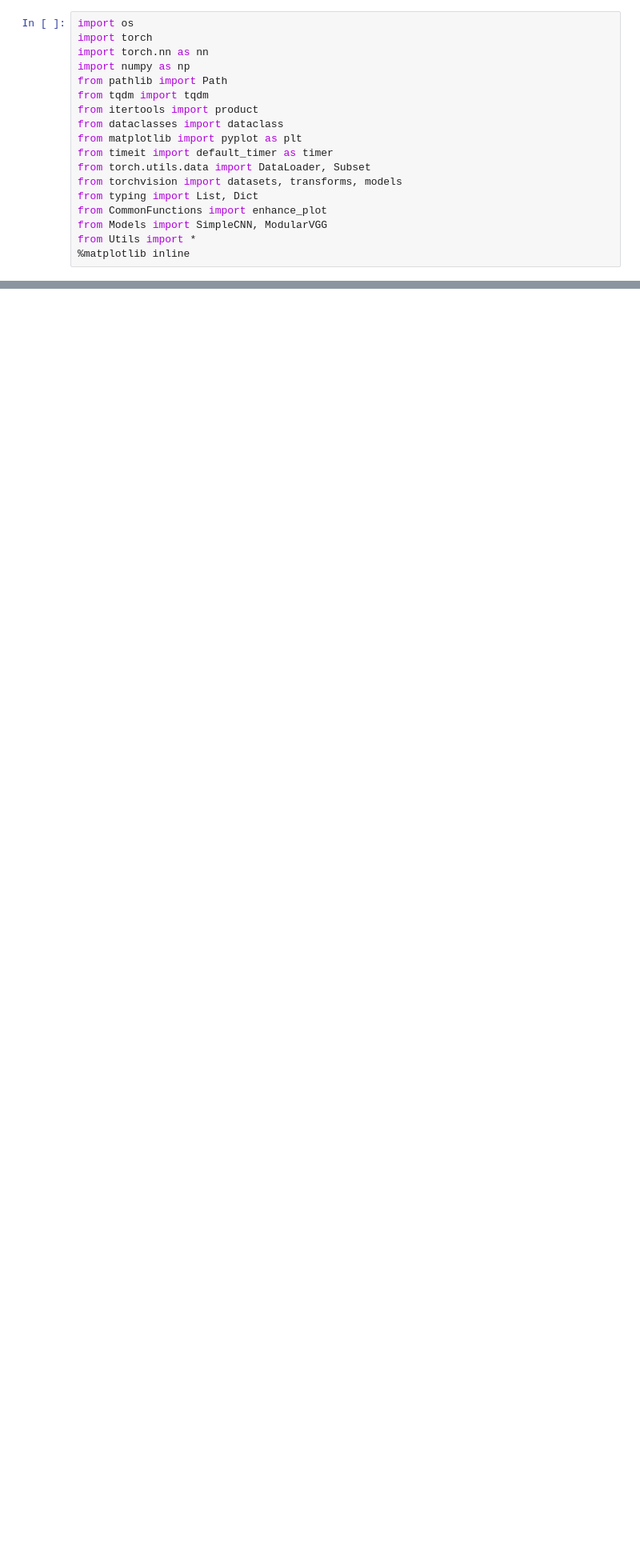
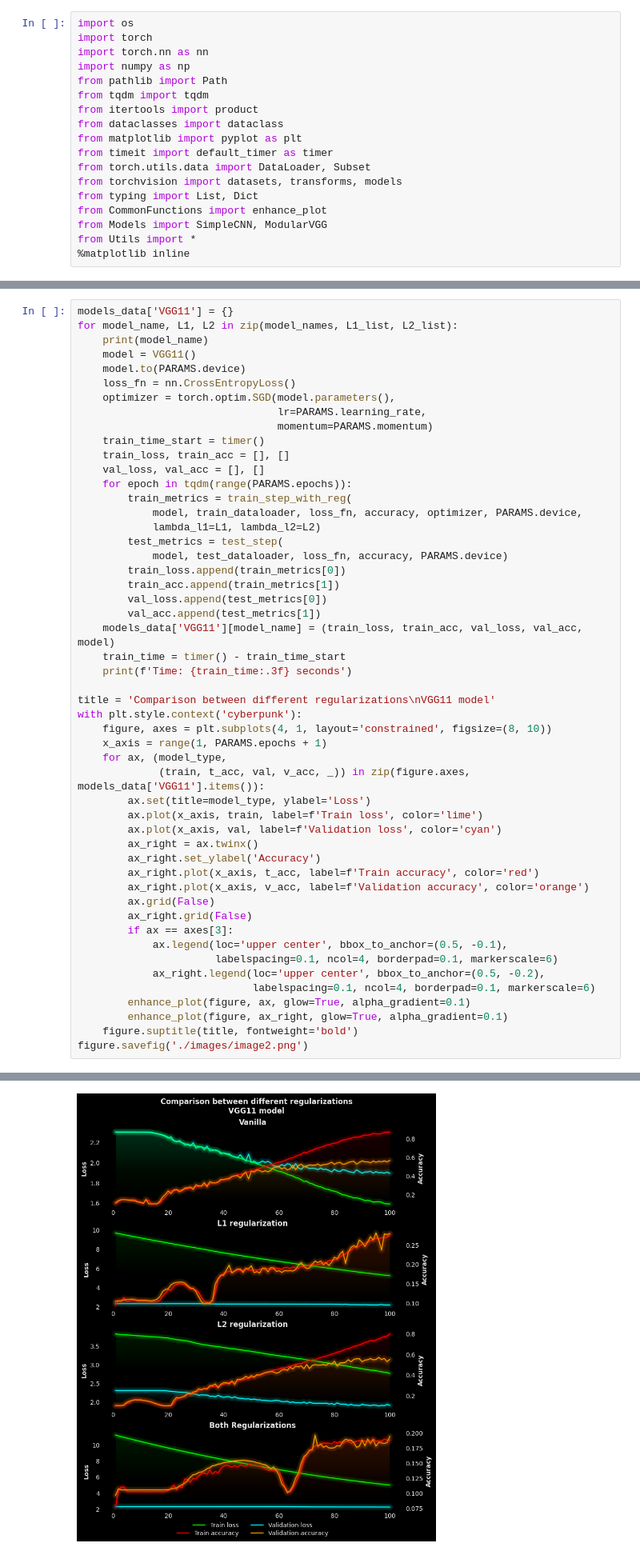
Before and after one commit to Yolonek/MachineLearningApplications, a Jupyter notebook: 5.Regularization/5.1-RegularizationWithVGG.ipynb, the cells around one changed output, grey strips where cells are left out. Shown at 80% size. Saved outputs shown, nothing was run; the diff lists cells and outputs as text; blank space fills up the shorter version.

```diff
--- a/5.Regularization/5.1-RegularizationWithVGG.ipynb
+++ b/5.Regularization/5.1-RegularizationWithVGG.ipynb
@@ -149,0 +167,52 @@ with plt.style.context('cyberpunk'):
+# %%
+models_data['VGG11'] = {}
+for model_name, L1, L2 in zip(model_names, L1_list, L2_list):
+    print(model_name)
+    model = VGG11()
+    model.to(PARAMS.device)
+    loss_fn = nn.CrossEntropyLoss()
+    optimizer = torch.optim.SGD(model.parameters(),
+                                lr=PARAMS.learning_rate,
+                                momentum=PARAMS.momentum)
+    train_time_start = timer()
+    train_loss, train_acc = [], []
+    val_loss, val_acc = [], []
+    for epoch in tqdm(range(PARAMS.epochs)):
+        train_metrics = train_step_with_reg(
+            model, train_dataloader, loss_fn, accuracy, optimizer, PARAMS.device,
+            lambda_l1=L1, lambda_l2=L2)
+        test_metrics = test_step(
+            model, test_dataloader, loss_fn, accuracy, PARAMS.device)
+        train_loss.append(train_metrics[0])
+        train_acc.append(train_metrics[1])
+        val_loss.append(test_metrics[0])
+        val_acc.append(test_metrics[1])
+    models_data['VGG11'][model_name] = (train_loss, train_acc, val_loss, val_acc, model)
+    train_time = timer() - train_time_start
+    print(f'Time: {train_time:.3f} seconds')
+
+title = 'Comparison between different regularizations\nVGG11 model'
+with plt.style.context('cyberpunk'):
+    figure, axes = plt.subplots(4, 1, layout='constrained', figsize=(8, 10))
+    x_axis = range(1, PARAMS.epochs + 1)
+    for ax, (model_type,
+             (train, t_acc, val, v_acc, _)) in zip(figure.axes, models_data['VGG11'].items()):
+        ax.set(title=model_type, ylabel='Loss')
+        ax.plot(x_axis, train, label=f'Train loss', color='lime')
+        ax.plot(x_axis, val, label=f'Validation loss', color='cyan')
+        ax_right = ax.twinx()
+        ax_right.set_ylabel('Accuracy')
+        ax_right.plot(x_axis, t_acc, label=f'Train accuracy', color='red')
+        ax_right.plot(x_axis, v_acc, label=f'Validation accuracy', color='orange')
+        ax.grid(False)
+        ax_right.grid(False)
+        if ax == axes[3]:
+            ax.legend(loc='upper center', bbox_to_anchor=(0.5, -0.1),
+                      labelspacing=0.1, ncol=4, borderpad=0.1, markerscale=6)
+            ax_right.legend(loc='upper center', bbox_to_anchor=(0.5, -0.2),
+                            labelspacing=0.1, ncol=4, borderpad=0.1, markerscale=6)
+        enhance_plot(figure, ax, glow=True, alpha_gradient=0.1)
+        enhance_plot(figure, ax_right, glow=True, alpha_gradient=0.1)
+    figure.suptitle(title, fontweight='bold')
+figure.savefig('./images/image2.png')
+# %% [output]
@@ -149,0 +227 @@ with plt.style.context('cyberpunk'):
+[figure, added]
```
Also changed, not shown: parts of 12 cells of this notebook, 4 other files.
